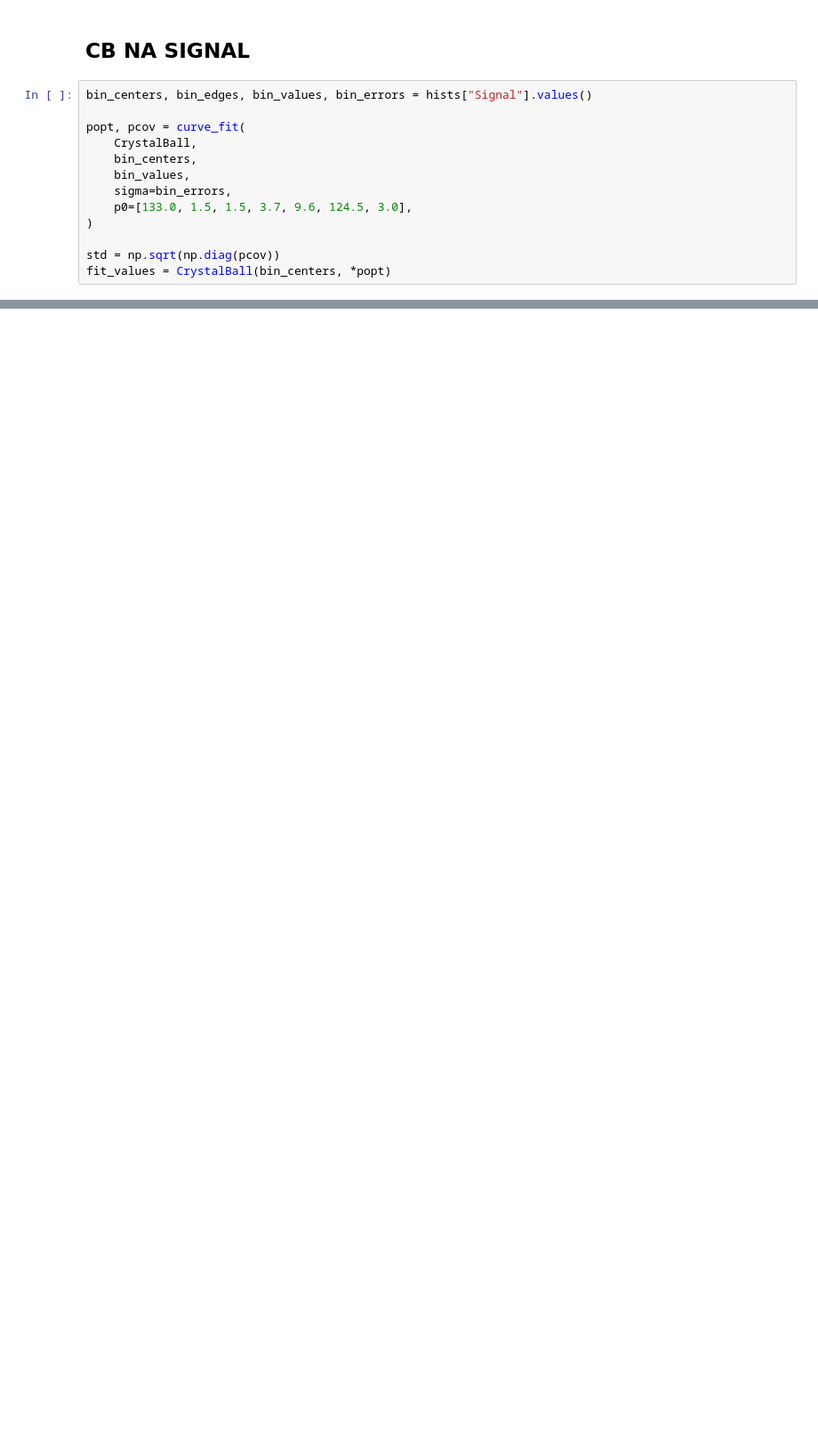
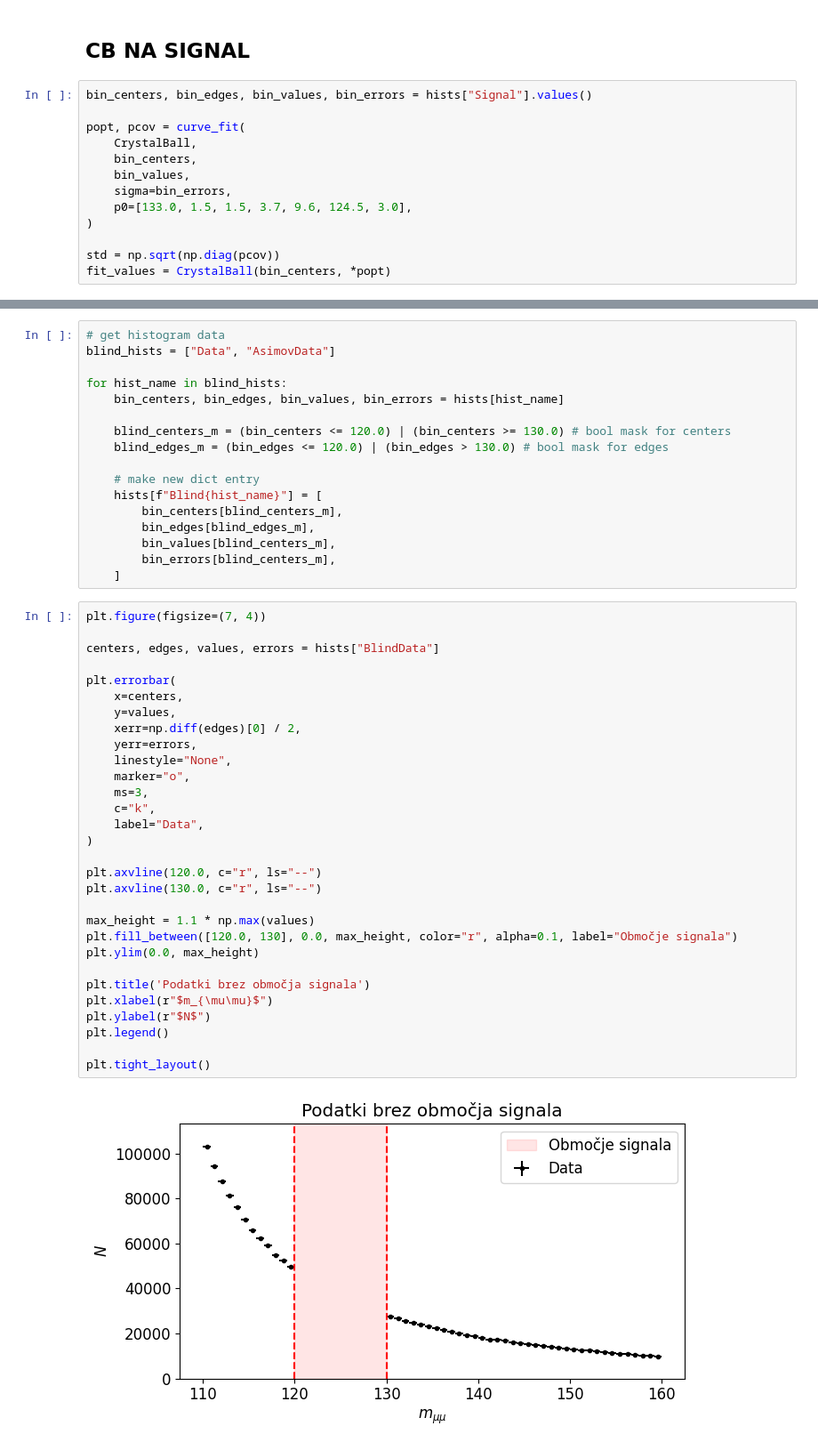
Before and after one commit to tadejkooo/PSUF, a Jupyter notebook: PSUF1/python1/fitting.ipynb, the cells around one changed output, grey strips where cells are left out. Shown at 89% size. Cells and saved outputs as stored; diff of their text form; blank space fills up the shorter version.

```diff
--- a/PSUF1/python1/fitting.ipynb
+++ b/PSUF1/python1/fitting.ipynb
@@ -279,0 +328,49 @@ ax2.legend(fontsize=9, loc="lower right")
+# %%
+# get histogram data
+blind_hists = ["Data", "AsimovData"]
+
+for hist_name in blind_hists:
+    bin_centers, bin_edges, bin_values, bin_errors = hists[hist_name]
+
+    blind_centers_m = (bin_centers <= 120.0) | (bin_centers >= 130.0) # bool mask for centers
+    blind_edges_m = (bin_edges <= 120.0) | (bin_edges > 130.0) # bool mask for edges
+
+    # make new dict entry
+    hists[f"Blind{hist_name}"] = [
+        bin_centers[blind_centers_m],
+        bin_edges[blind_edges_m],
+        bin_values[blind_centers_m],
+        bin_errors[blind_centers_m],
+    ]
+# %%
+plt.figure(figsize=(7, 4))
+
+centers, edges, values, errors = hists["BlindData"]
+
+plt.errorbar(
+    x=centers,
+    y=values,
+    xerr=np.diff(edges)[0] / 2,
+    yerr=errors,
+    linestyle="None",
+    marker="o",
+    ms=3,
+    c="k",
+    label="Data",
+)
+
+plt.axvline(120.0, c="r", ls="--")
+plt.axvline(130.0, c="r", ls="--")
+
+max_height = 1.1 * np.max(values)
+plt.fill_between([120.0, 130], 0.0, max_height, color="r", alpha=0.1, label="Območje signala")
+plt.ylim(0.0, max_height)
+
+plt.title('Podatki brez območja signala')
+plt.xlabel(r"$m_{\mu\mu}$")
+plt.ylabel(r"$N$")
+plt.legend()
+
+plt.tight_layout()
+# %% [output]
+[figure, added]
```
Also changed, not shown: parts of 15 cells of this notebook, 18 other files.
